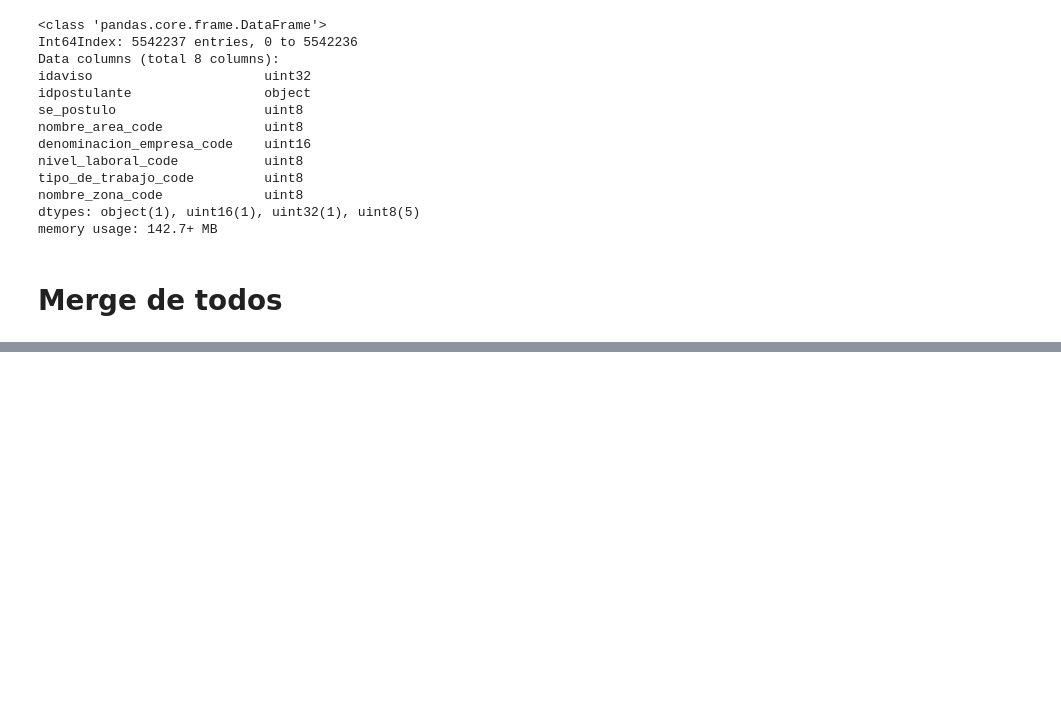
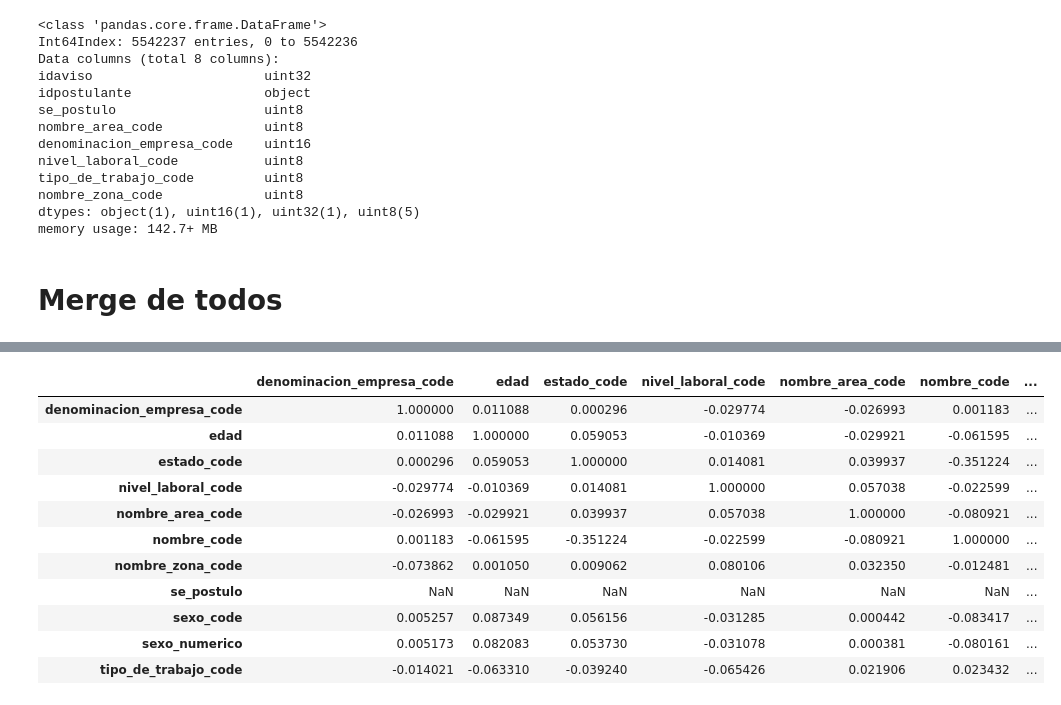
Before and after one commit to lucioll/NaventDatosTP, a Jupyter notebook: asdd/Preparacion csv Postulantes.ipynb, the cells around one changed output, grey strips where cells are left out. Saved outputs shown, nothing was run; the diff lists cells and outputs as text; code cells hidden in the pictures; blank space fills up the shorter version.

```diff
--- a/asdd/Preparacion csv Postulantes.ipynb
+++ b/asdd/Preparacion csv Postulantes.ipynb
@@ -304,4 +379,3 @@ Name: se_postulo_x, dtype: int64
 # %%
 #Dejo solo los que no aparecen ya en postulaciones
-trainingSet = outer[(outer['se_postulo_x'].isnull() & outer['se_postulo_y'] == 0) &
-                   (outer['se_postulo_x'] == 1 & outer['se_postulo_y'].isnull())]
+trainingSet = outer
@@ -307,0 +386,2 @@ trainingSet = outer[(outer['se_postulo_x'].isnull() & outer['se_postulo_y'] == 0
+# %%
+trainingSet['se_postulo'] = trainingSet['se_postulo_x'] + trainingSet['se_postulo_y']
@@ -308,7 +390,7 @@ trainingSet = outer[(outer['se_postulo_x'].isnull() & outer['se_postulo_y'] == 0
 # %%
 trainingSet.drop('se_postulo_x',axis=1,inplace=True)
-trainingSet.drop('Unnamed: 0',axis=1,inplace=True)
-trainingSet.rename(index=str,columns={'se_postulo_y':'se_postulo'},inplace=True)
+trainingSet.drop('se_postulo_y',axis=1,inplace=True)
+#trainingSet.rename(index=str,columns={'se_postulo_y':'se_postulo'},inplace=True)
 # %%
 trainingSet.se_postulo.value_counts()
 # %% [output]
@@ -364,7 +469,7 @@ Name: se_postulo, dtype: int64
 # %%
 postMasVistasCopiaSinPostulanteParaCorr = postMasVistas.drop('idpostulante',axis=1)
 # %%
-postMasVistasCopiaSinPostulanteParaCorr = postMasVistas.drop('idaviso',axis=1)
+postMasVistasCopiaSinPostulanteParaCorr = postMasVistasCopiaSinPostulanteParaCorr.drop('idaviso',axis=1)
 # %%
 postMasVistasCopiaSinPostulanteParaCorr.info()
 # %% [output]
@@ -386,3 +492,18 @@ memory usage: 140.5+ MB
+# %%
+postMasVistasCopiaSinPostulanteParaCorr.corr()
+# %% [output]
+|  | denominacion_empresa_code | edad | estado_code | nivel_laboral_code | nombre_area_code | nombre_code | ... |
+| denominacion_empresa_code | 1.000000 | 0.011088 | 0.000296 | -0.029774 | -0.026993 | 0.001183 | ... |
+| edad | 0.011088 | 1.000000 | 0.059053 | -0.010369 | -0.029921 | -0.061595 | ... |
+| estado_code | 0.000296 | 0.059053 | 1.000000 | 0.014081 | 0.039937 | -0.351224 | ... |
+| nivel_laboral_code | -0.029774 | -0.010369 | 0.014081 | 1.000000 | 0.057038 | -0.022599 | ... |
+| nombre_area_code | -0.026993 | -0.029921 | 0.039937 | 0.057038 | 1.000000 | -0.080921 | ... |
+| nombre_code | 0.001183 | -0.061595 | -0.351224 | -0.022599 | -0.080921 | 1.000000 | ... |
+| nombre_zona_code | -0.073862 | 0.001050 | 0.009062 | 0.080106 | 0.032350 | -0.012481 | ... |
+| se_postulo | NaN | NaN | NaN | NaN | NaN | NaN | ... |
+| sexo_code | 0.005257 | 0.087349 | 0.056156 | -0.031285 | 0.000442 | -0.083417 | ... |
+| sexo_numerico | 0.005173 | 0.082083 | 0.053730 | -0.031078 | 0.000381 | -0.080161 | ... |
+| tipo_de_trabajo_code | -0.014021 | -0.063310 | -0.039240 | -0.065426 | 0.021906 | 0.023432 | ... |
 # %%
 postMasVistasCopiaSinPostulanteParaCorr.se_postulo.value_counts()
 # %% [output]
```
Also changed, not shown: parts of 37 cells of this notebook.
